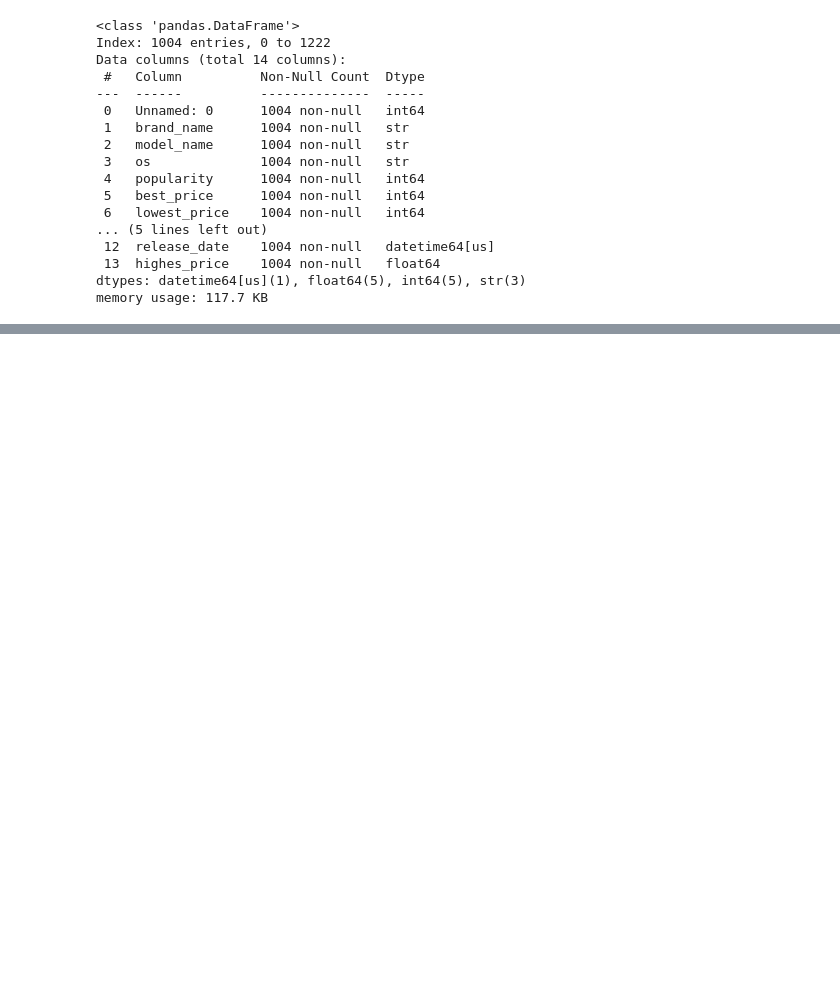
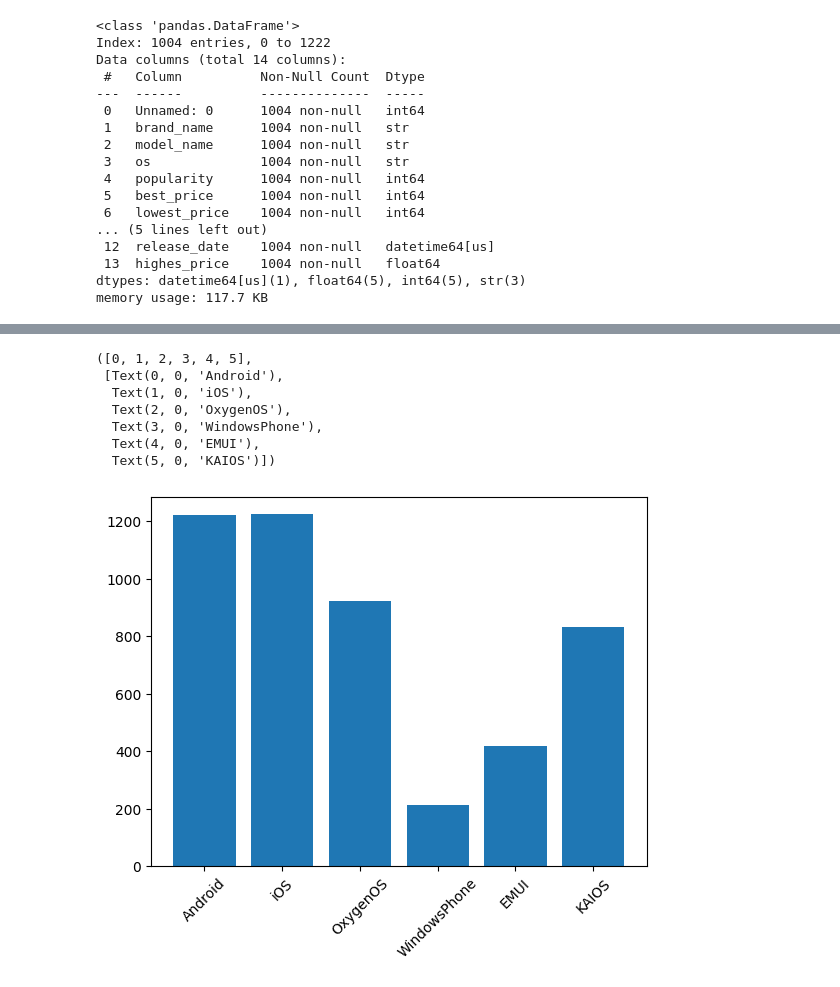
Before and after one commit to saizen7/Python-with-Data-science, a Jupyter notebook: day14.2.ipynb, the cells around one changed output, grey strips where cells are left out. Cells and saved outputs as stored; diff of their text form; code cells hidden in the pictures; blank space fills up the shorter version.

```diff
--- a/day14.2.ipynb
+++ b/day14.2.ipynb
@@ -488,0 +510,15 @@ df.head()
+# %%
+import matplotlib.pyplot as plt
+
+# plt.hist(df["brand_name",df['popularity']])
+plt.bar(df['os'],df['popularity'])
+plt.xticks(rotation = 45)
+# %% [output]
+([0, 1, 2, 3, 4, 5],
+ [Text(0, 0, 'Android'),
+  Text(1, 0, 'iOS'),
+  Text(2, 0, 'OxygenOS'),
+  Text(3, 0, 'WindowsPhone'),
+  Text(4, 0, 'EMUI'),
+  Text(5, 0, 'KAIOS')])
+[figure, added]
```
Also changed, not shown: parts of 11 cells of this notebook, 4 other files.
